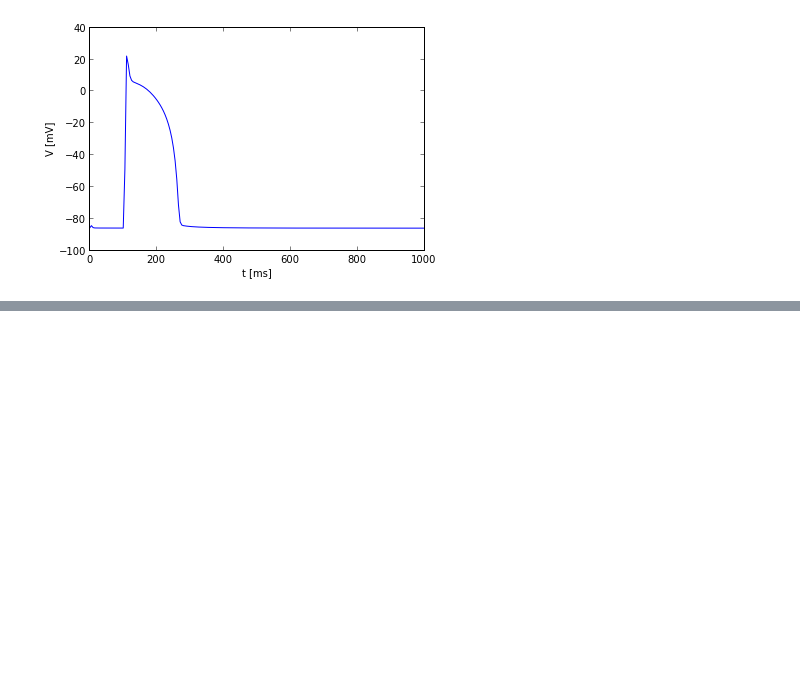
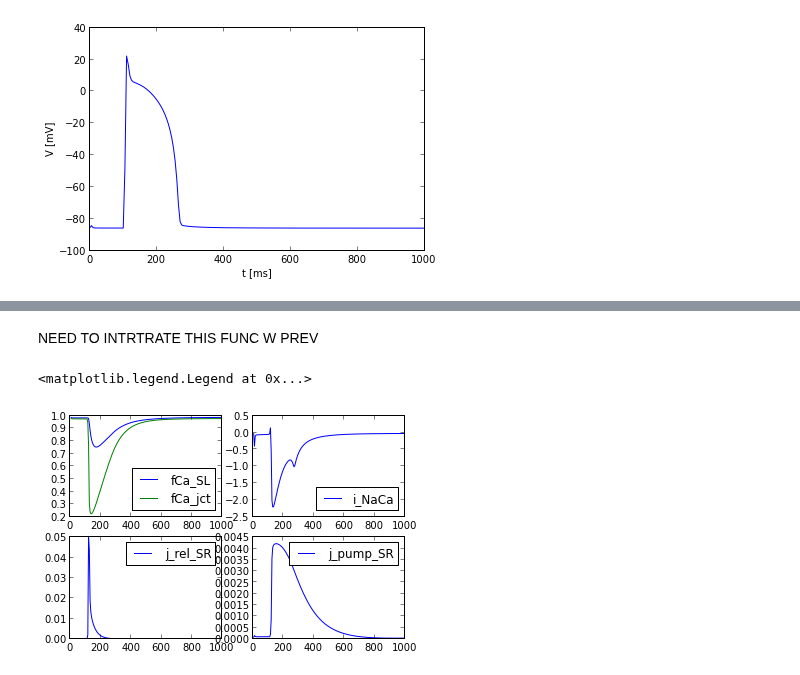
Before and after one commit to huskeypm/wholecell, a Jupyter notebook: wholecell.ipynb, the cells around one changed output, grey strips where cells are left out. Saved outputs shown, nothing was run; the diff lists cells and outputs as text; code cells hidden in the pictures; blank space fills up the shorter version.

```diff
--- a/wholecell.ipynb
+++ b/wholecell.ipynb
@@ -18,0 +33,2 @@ i=38plot(tsteps,states[:,i],label=i)plt.ylabel("V [mV]")plt.xlabel("t [ms]")
+# %% [markdown]
+NEED TO INTRTRATE THIS FUNC W PREV
@@ -18,0 +39,5 @@ i=38plot(tsteps,states[:,i],label=i)plt.ylabel("V [mV]")plt.xlabel("t [ms]")
+# %%
+(ts,js)=monitorstepper(model,states,np.copy(p),tsteps)plt.figure()plt.subplot(2,2,1)plot(ts,js[:,fCa_SL],label="fCa_SL")plot(ts,js[:,fCa_jct],label="fCa_jct")plt.legend(loc=0)plt.subplot(2,2,2)plot(ts,js[:,i_NaCa],label="i_NaCa")plt.legend(loc=0)plt.subplot(2,2,3)plot(ts,js[:,j_rel_SR],label="j_rel_SR")plt.legend(loc=0)plt.subplot(2,2,4)plot(ts,js[:,j_pump_SR],label="j_pump_SR")plt.legend(loc=0)
+# %% [output]
+<matplotlib.legend.Legend at 0x...>
+[figure, added]
```
Also changed, not shown: parts of 10 cells of this notebook, 2 other files.
